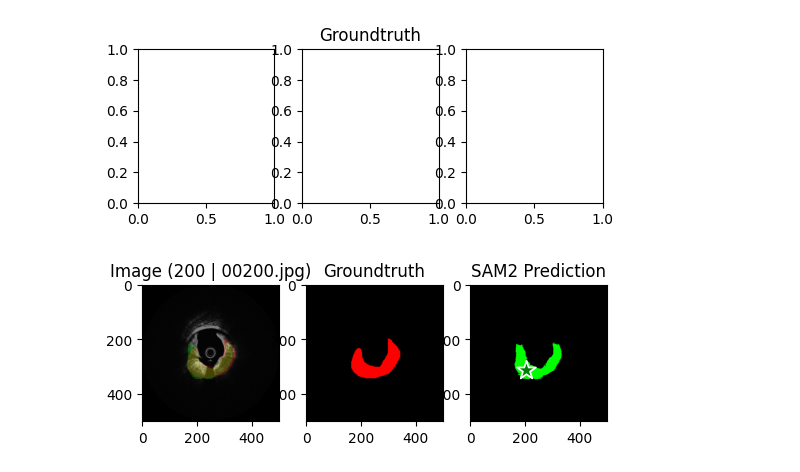
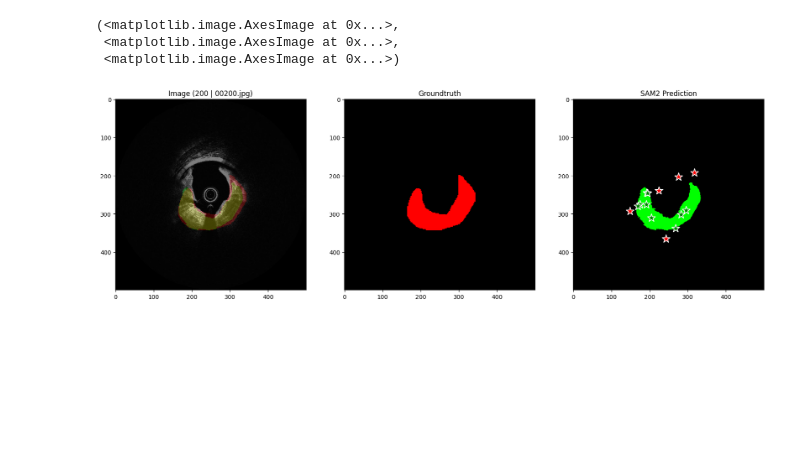
Before and after one commit to icekang/sam2, a Jupyter notebook: prompt_strategy_evaluation/visualize_SAM2_predictions.ipynb, the cells around one changed output. Cells and saved outputs as stored; diff of their text form; code cells hidden in the pictures; blank space fills up the shorter version.

Commit message:
upload everything to the

```diff
--- a/prompt_strategy_evaluation/visualize_SAM2_predictions.ipynb
+++ b/prompt_strategy_evaluation/visualize_SAM2_predictions.ipynb
@@ -1,23 +7,26 @@
 # %%
-from visualize_SAM2_predictions import get_show_annoation_function, get_patients
+from visualize_SAM2_predictions import get_show_annoation_function, get_patients, get_prediction_output
 from pathlib import Path
 
 # Create the prompting strategy name
-prompter_names = ["mask", "consistent_point"]
+prompter_names = ["mask", "k_border_3", "k_consistent_point"]
 strategy_name = "::".join(sorted(prompter_names))
 EVERY_N = 16
-fold =0
-
-prediction_output_name = "fold{}_{}_annotate_every_{}".format(
+fold = 0
+prediction_output = get_prediction_output(
     fold, strategy_name, EVERY_N
 )
-prediction_output = Path(prediction_output_name)
 
-update_animation, fig, ax = get_show_annoation_function(fold=fold, prediction_output=prediction_output, patient_idx=0, EVERY_N=EVERY_N)
+update_animation, fig, ax = get_show_annoation_function(
+    fold=fold,
+    prediction_output=prediction_output,
+    patient_idx=0,
+    EVERY_N=EVERY_N,
+)
+
+update_animation(200)
 # %% [output]
+(<matplotlib.image.AxesImage at 0x...>,
+ <matplotlib.image.AxesImage at 0x...>,
+ <matplotlib.image.AxesImage at 0x...>)
-[figure, old version]
+[figure, new version]
-# %%
-update_animation(200)
-fig
-# %% [output]
-[figure, removed]
```
Also changed, not shown: parts of 9 cells of this notebook, 5 other files.
